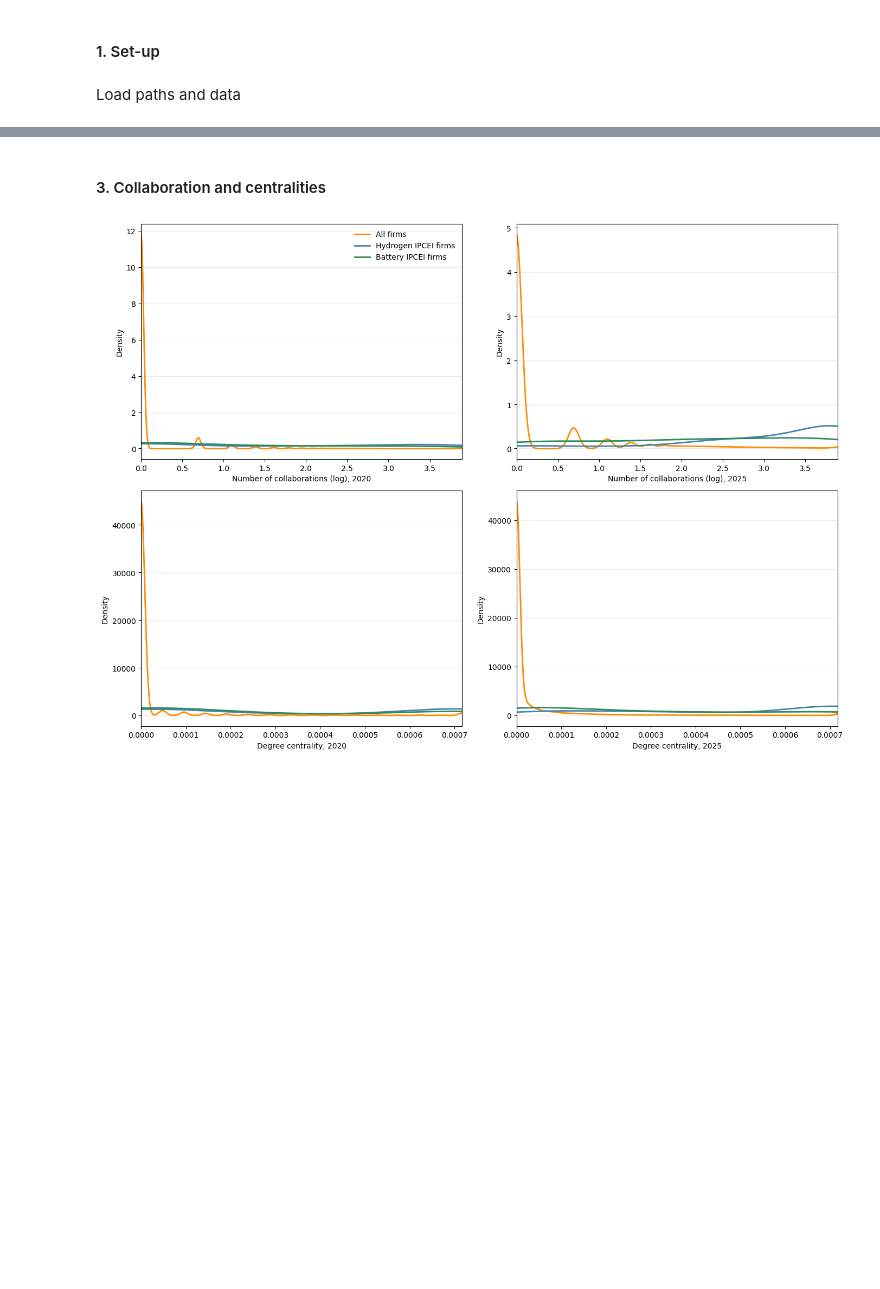
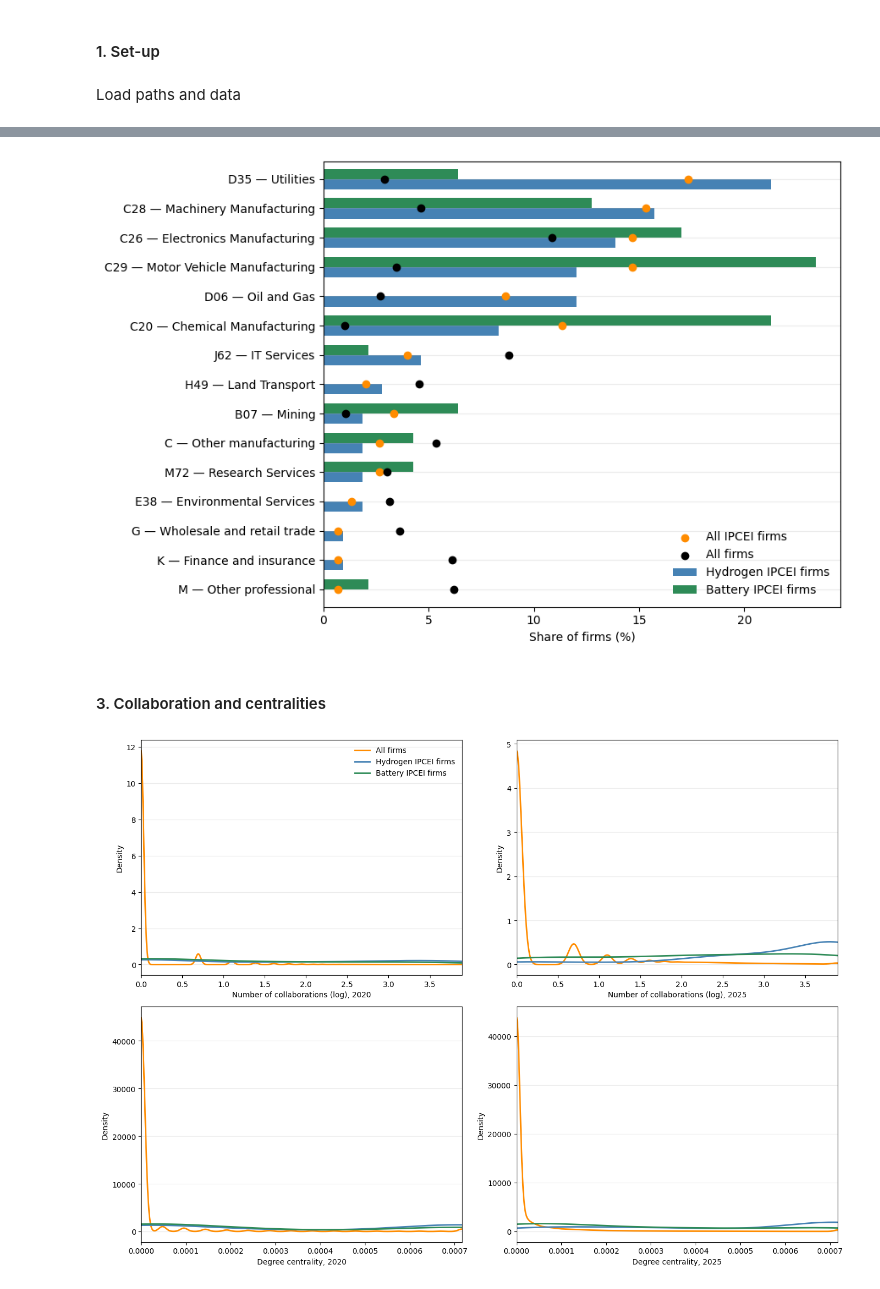
Before and after one commit to clarakraemer/IPCEI-Collaboration, a Jupyter notebook: PythonProject/ipcei-spillovers/notebooks/04-ck-visualisation-descriptives-prematch.ipynb, the cells around one changed output, grey strips where cells are left out. Saved outputs shown, nothing was run; the diff lists cells and outputs as text; code cells hidden in the pictures; blank space fills up the shorter version.

```diff
--- a/PythonProject/ipcei-spillovers/notebooks/04-ck-visualisation-descriptives-prematch.ipynb
+++ b/PythonProject/ipcei-spillovers/notebooks/04-ck-visualisation-descriptives-prematch.ipynb
@@ -349,0 +42,3 @@ plt.show()
+# %%
+plt.style.use("default")
+#mpl.rcParams.update(mpl.rcParamsDefault)
@@ -349,0 +123,80 @@ plt.show()
+# %%
+# ============================================================
+# Sector composition — NACE-2 proxy, all firms
+# ============================================================
+
+fm = firm_master_ipcei.copy()
+
+# IPCEI type flags
+types_lc = fm["ipcei_types"].astype("string").str.lower()
+fm["is_hydrogen"] = types_lc.str.contains("hydrogen", na=False)
+fm["is_battery"]  = types_lc.str.contains("battery",  na=False)
+
+treated = fm.loc[fm["treated_any"].fillna(0).astype(int) == 1]
+
+# Compute shares per group
+def nace_share(df):
+    return df["nace2_proxy"].value_counts(normalize=True).mul(100)
+
+share_h2   = nace_share(treated.loc[treated["is_hydrogen"]])
+share_batt = nace_share(treated.loc[treated["is_battery"]])
+share_ipcei = nace_share(treated)
+share_all   = nace_share(fm)
+
+# Align on common index, sort by Hydrogen share
+plot_df = pd.DataFrame({
+    "Hydrogen IPCEI firms": share_h2,
+    "Battery IPCEI firms":  share_batt,
+    "All IPCEI firms":      share_ipcei,
+    "All firms":            share_all,
+}).fillna(0)
+
+plot_df = plot_df.sort_values("Hydrogen IPCEI firms")
+
+# Keep only sectors where IPCEI firms actually appear (drop empty-tail sections)
+plot_df = plot_df[(plot_df["Hydrogen IPCEI firms"] > 0) | (plot_df["Battery IPCEI firms"] > 0)]
+plot_df = plot_df.sort_values("Hydrogen IPCEI firms")
+
+# Plot
+fig, ax = plt.subplots(figsize=(9, 6))
+
+# Bars: Hydrogen & Battery
+plot_df[["Hydrogen IPCEI firms", "Battery IPCEI firms"]].plot(
+    kind="barh",
+    ax=ax,
+    color=COLORS["two"],
+    width=0.7
+)
+
+ypos = np.arange(len(plot_df))
+
+# Dot: All IPCEI firms
+ax.scatter(
+    plot_df["All IPCEI firms"],
+    ypos,
+    color=COLORS["three"][2],
+    zorder=3,
+    label="All IPCEI firms"
+)
+
+# Dot: All firms
+ax.scatter(
+    plot_df["All firms"],
+    ypos,
+    color="black",
+    zorder=3,
+    label="All firms"
+)
+
+ax.set_xlabel("Share of firms (%)")
+ax.set_ylabel("")
+
+style_ax(ax)
+ax.legend(frameon=False)
+
+plt.tight_layout()
+
+save_fig(fig, "descriptive/prematch", "firms_all_nace2proxy_barchart")
+plt.show()
+# %% [output]
+[figure, added]
```
Also changed, not shown: parts of 13 cells of this notebook, 30 other files.
